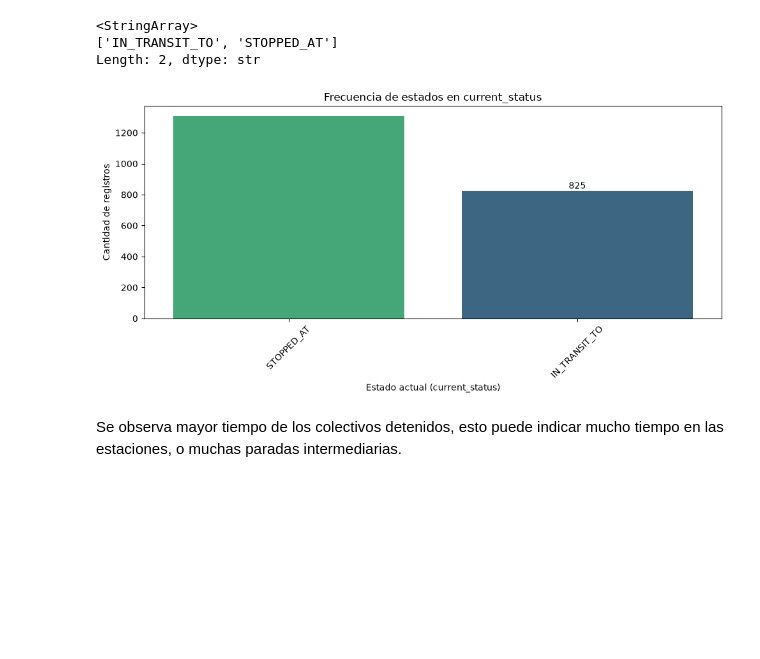
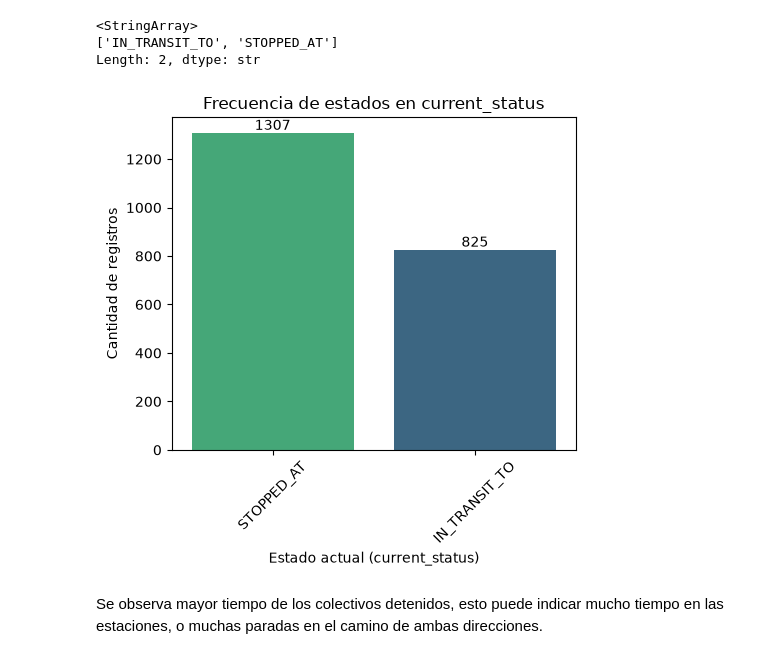
Before and after one commit to AntoBadami/bus-eta-predictor, a Jupyter notebook: notebooks/01_eda_exploratory.ipynb, the cells around one changed output. Drawn from its saved outputs; the diff is of its cells as text; code cells hidden in the pictures; blank space fills up the shorter version.

```diff
--- a/notebooks/01_eda_exploratory.ipynb
+++ b/notebooks/01_eda_exploratory.ipynb
@@ -124,29 +126,31 @@ Length: 2, dtype: str
 # %%
 # Analisis de frecuencia de ambas
 
-plt.figure(figsize=(10, 5))
+plt.figure(figsize=(5,5 ))
 
 # Dibujar las barras en el lienzo
 ax = sns.countplot(
     data=df,
     x='current_status',
     hue='current_status',                             # Define la variable de color
     order=df['current_status'].value_counts().index,  # Ordena de mayor a menor
     palette='viridis',
     legend=False                                      # Oculta la leyenda innecesaria
 )
 
 # Añadir las etiquetas numéricas sobre cada barra
 ax.bar_label(ax.containers[0])
+ax.bar_label(ax.containers[1])
 
-# 4. Matplotlib: Personaliza títulos, ejes y muestra la figura
+
+# Personalizar títulos, ejes y muestra la figura
 plt.title('Frecuencia de estados en current_status')
 plt.xlabel('Estado actual (current_status)')
 plt.ylabel('Cantidad de registros')
 plt.xticks(rotation=45)
 plt.tight_layout()
 plt.show()
 # %% [output]
-[figure, old version]
+[figure, new version]
 # %% [markdown]
-Se observa mayor tiempo de los colectivos detenidos, esto puede indicar mucho tiempo en las estaciones, o muchas paradas intermediarias.
+Se observa mayor tiempo de los colectivos detenidos, esto puede indicar mucho tiempo en las estaciones, o muchas paradas en el camino de ambas direcciones.
```
Also changed, not shown: parts of 14 cells of this notebook.
